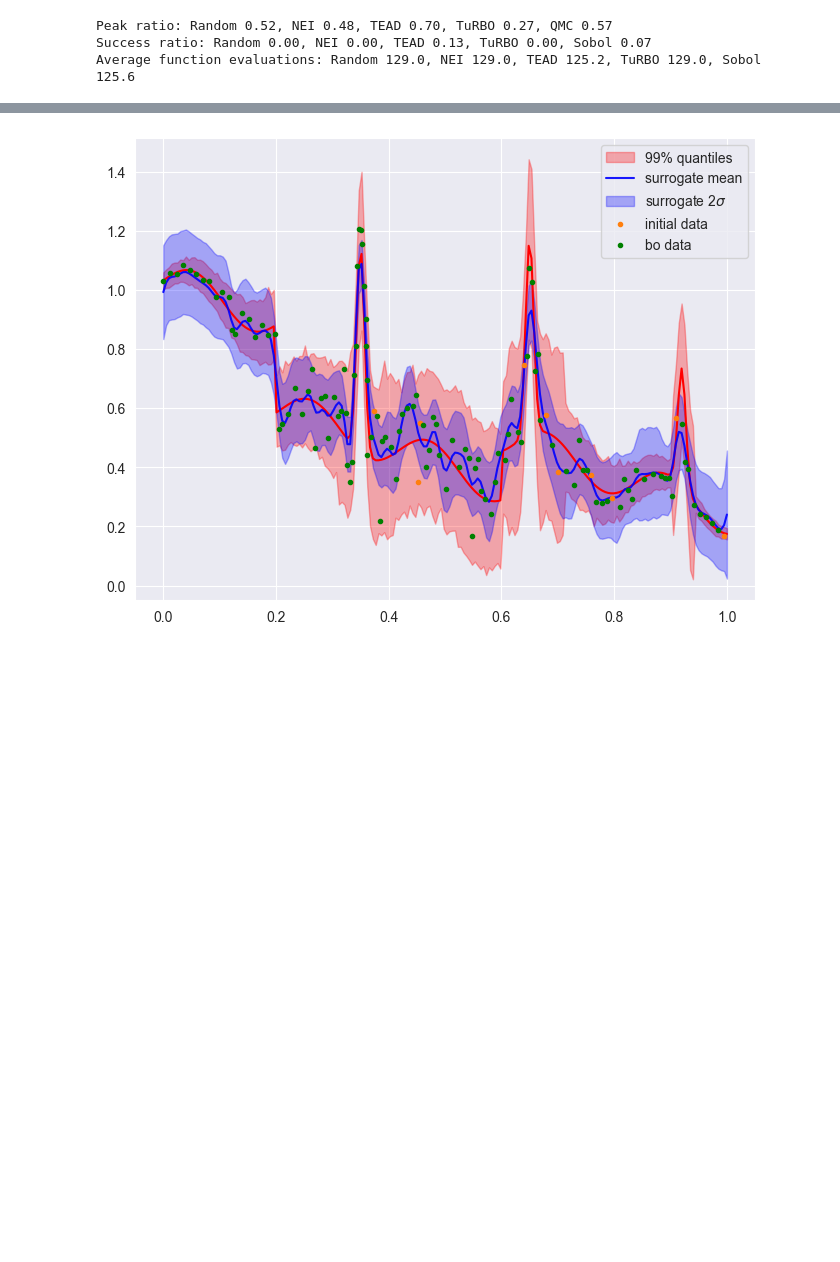
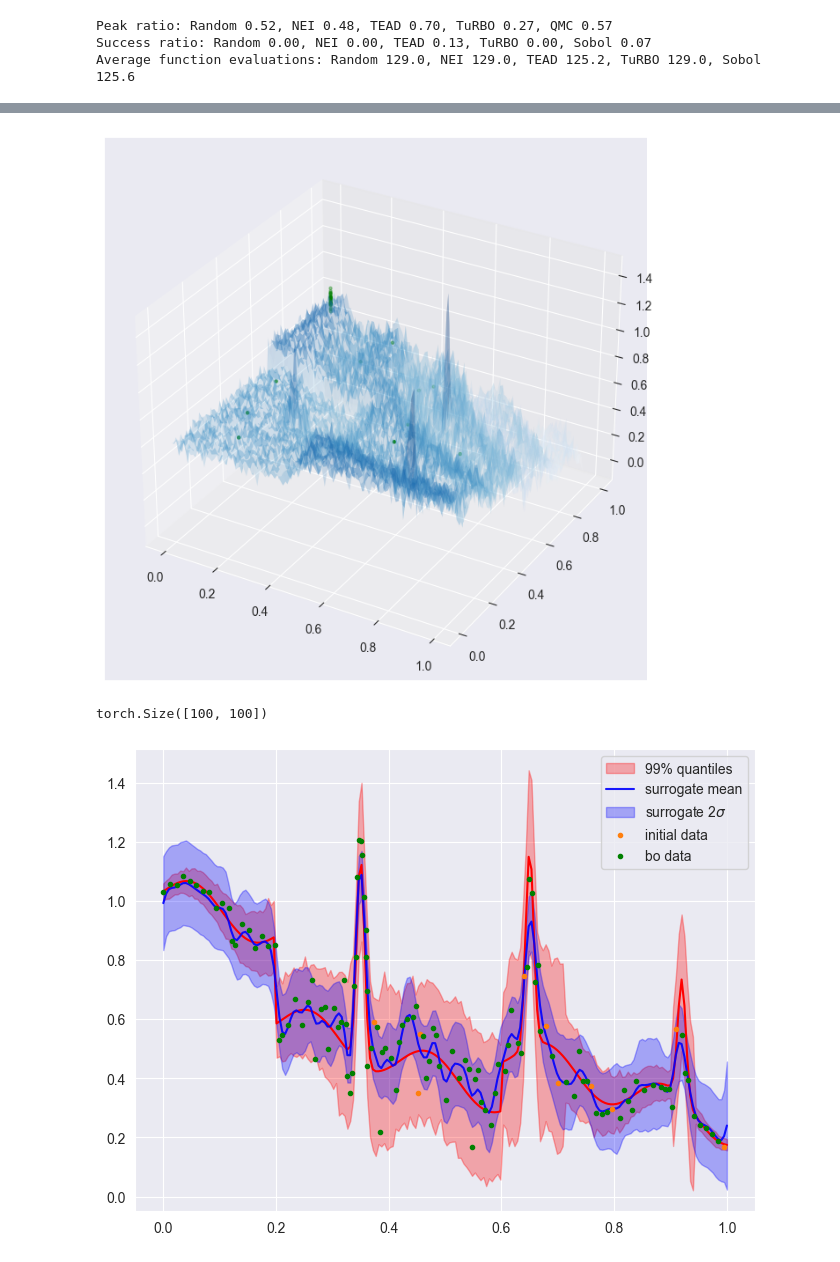
Before and after one commit to acb-code/extrema_search, a Jupyter notebook: src/notebooks/benchmark_nonbalanced_nd.ipynb, the cells around one changed output, grey strips where cells are left out. Saved outputs shown, nothing was run; the diff lists cells and outputs as text; code cells hidden in the pictures; blank space fills up the shorter version.

```diff
--- a/src/notebooks/benchmark_nonbalanced_nd.ipynb
+++ b/src/notebooks/benchmark_nonbalanced_nd.ipynb
@@ -103,9 +103,18 @@ plt.savefig(datasavedir + '/'+'2d_mme_noise_attempt1'+'.png')
 # %%
-def mme_2d(x):
-    x1 = x[0]
-    x2 = x[1]
+sigma_max = 0.12
+sigma_min = 0.02
+def mme_add_2d(X):
+    x1, x2 = X[..., 0], X[..., 1]
+    y = (torch.exp(-(100.*(x1-0.65))**2.)) * (torch.exp(-(50.*(x2-0.65))**2.))
+    y += 0.7*(torch.exp(-(100.*(x1-0.25))**2.)) * (torch.exp(-(50.*(x2-0.35))**2.))
+    y += 0.8*(torch.exp(-(100.*(x1-0.8))**2.)) * (torch.exp(-(50.*(x2-0.15))**2.))
+    y += 0.66*(-1.*x2*x1 + 0.1*torch.sin(30.*x1*x2)) + 0.73
+    return y
+
+def mme_2d(X):
+    x1, x2 = X[..., 0], X[..., 1]
     # mean
-    y = mme_add_2d(x1, x2)
+    y = mme_add_2d(X)
     # noise
     noise = torch.zeros(y.shape)
     noise += (torch.randn(y.shape) * sigma_max) * (x1 >= 0.61) * (x1 < 0.71) * (x2 >= 0.61) * (x2 < 0.71)  # peak 1
@@ -122,5 +131,4 @@ def mme_2d(x):
 
 def outcome_objective(x):
     """wrapper for the outcome objective function"""
-    # return mme_torch(X).type_as(X)
-    return mme_2d(x).type_as(x)
+    return mme_2d(x).type_as(x).unsqueeze(-1)
@@ -501,3 +545,19 @@ None
+# %%
+# plot evaluations for tead
+x1 = torch.arange(0.0, 1.0, 0.01)
+x2 = torch.arange(0.0, 1.0, 0.01)
+X1, X2 = torch.meshgrid([x1, x2])
+Z = noise_1_2d(X1, X2)
+fig, ax = plt.subplots(subplot_kw=dict(projection='3d'), figsize=(10,8))
+surf = ax.plot_surface(X1, X2, Z, cmap='Blues', shade=False, cstride=1, rstride=1, linewidth=0, alpha=0.2)
+ax.scatter(train_x_nei[:,0].numpy(), train_x_nei[:,1].numpy(), train_obj_nei.numpy(), marker='.', color='g')
+plt.savefig(datasavedir + '/'+'2d_mme_noise_tead_evals'+'.png')
+# %% [output]
+[figure, added]
+# %%
+X1.shape
+# %% [output]
+torch.Size([100, 100])
 # %%
 # plot the results for tead
 x_test = torch.linspace(0,1,200)
```
Also changed, not shown: parts of 12 cells of this notebook, 2 other files.
